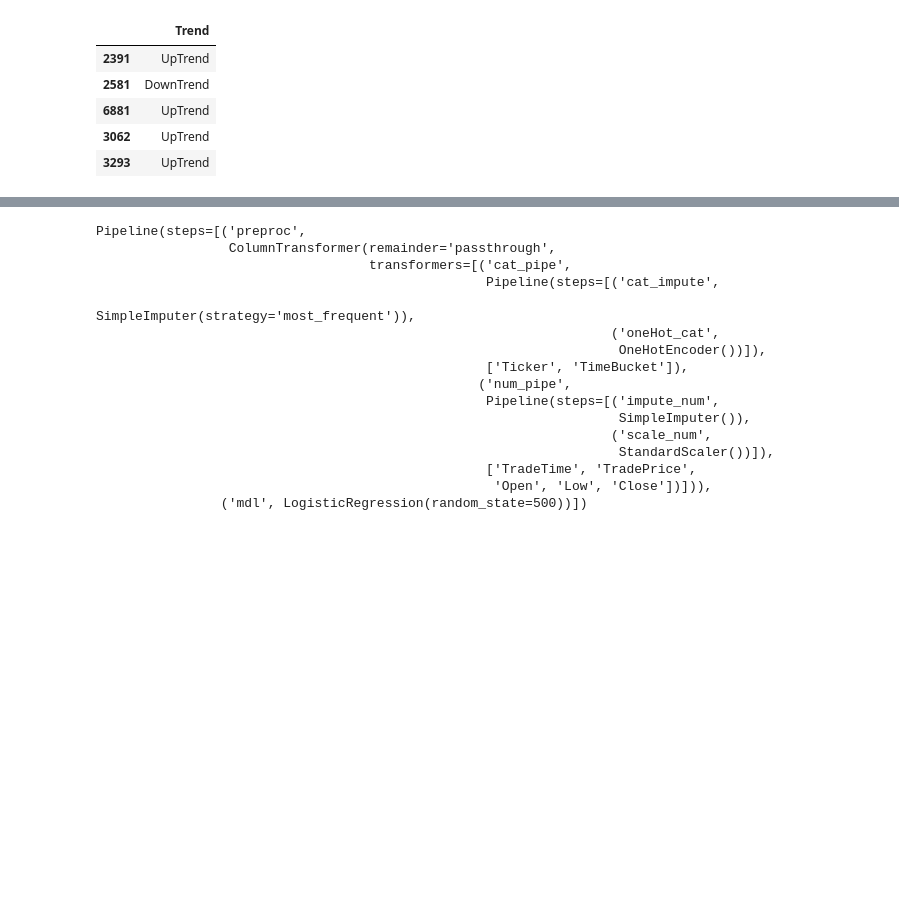
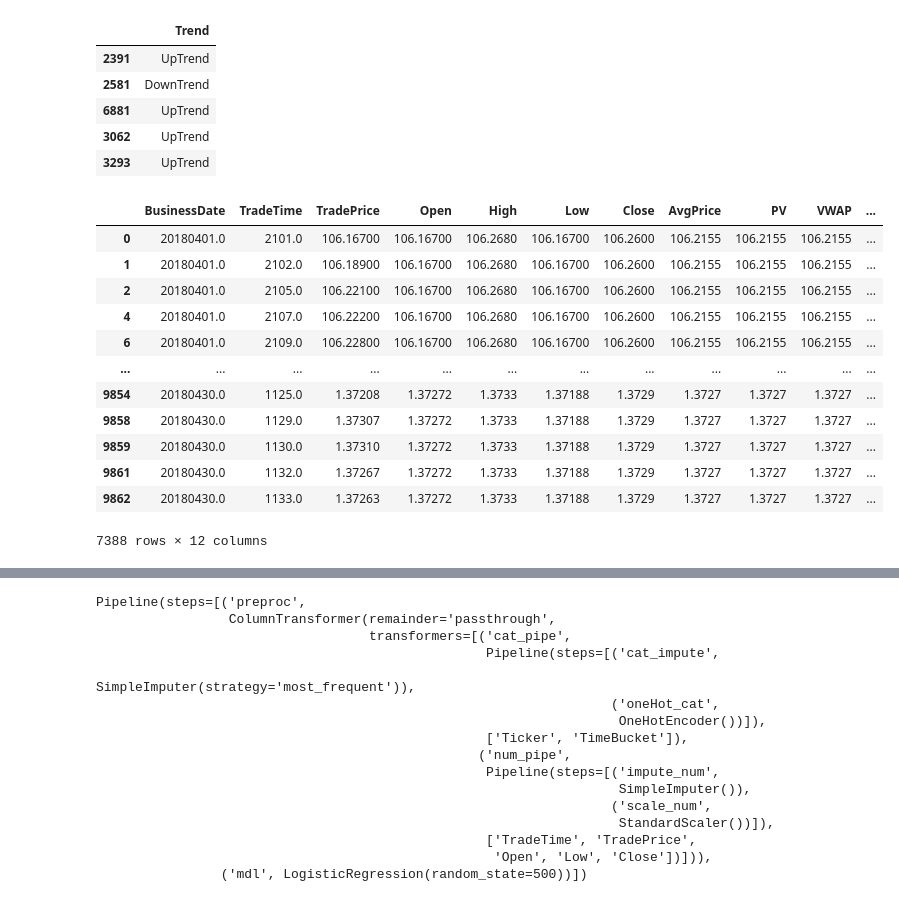
Before and after one commit to vadaliah/CS5260, a Jupyter notebook: VWAP ML Model Assignment5.ipynb, the cells around one changed output, grey strips where cells are left out. Saved outputs shown, nothing was run; the diff lists cells and outputs as text; code cells hidden in the pictures; blank space fills up the shorter version.

```diff
--- a/VWAP ML Model Assignment5.ipynb
+++ b/VWAP ML Model Assignment5.ipynb
@@ -256,7 +256,7 @@ class_column = ['Trend']
 random_seed = 500
 features = fx_trade_df.drop(columns=class_column)
 target = fx_trade_df[class_column]
-fx_trade_df.dropna()
+fx_trade_df=fx_trade_df.dropna()
 fx_trade_df[class_column]=fx_trade_df[class_column].fillna("EMPTY")
 X_train, X_test, y_train,y_test = train_test_split(features,target,test_size=.25,random_state = random_seed,stratify=fx_trade_df[class_column])
 # %%
@@ -325,13 +325,34 @@ from sklearn.metrics import classification_report, confusion_matrix, ConfusionMa
 # %%
 # Encode the target as well since it's categorical - we can also transform the target column using pandas
 # OneHotEncoder() for categorical feature
 le = LabelEncoder()
 
 ticker_le = le.fit_transform(X_train['Ticker'])
-ticker_le_df = pd.DataFrame(ticker_le, columns=["LabelEncoder"])
-X_train_transformed = pd.concat([X_train, ticker_le_df], axis=1)
-X_train_transformed= X_train_transformed.dropna(inplace=True,how='all',axis=1)
+ticker_le_df = pd.DataFrame(ticker_le, columns=["TickerEncoder"])
+X_train_transformed=pd.concat([X_train, ticker_le_df], axis=1)
+X_train_transformed=X_train_transformed.dropna()
+X_train_transformed=X_train_transformed.drop(columns=["Ticker"])
+
+timeBucket_le = le.fit_transform(X_train['TimeBucket'])
+timeBucket_le_df = pd.DataFrame(ticker_le, columns=["TimeBucketEncoder"])
+X_train_transformed=pd.concat([X_train_transformed, timeBucket_le_df], axis=1)
+X_train_transformed=X_train_transformed.dropna()
+X_train_transformed=X_train_transformed.drop(columns=["TimeBucket"])
 X_train_transformed
+# %% [output]
+|  | BusinessDate | TradeTime | TradePrice | Open | High | Low | Close | AvgPrice | PV | VWAP | ... |
+| 0 | 20180401.0 | 2101.0 | 106.16700 | 106.16700 | 106.2680 | 106.16700 | 106.2600 | 106.2155 | 106.2155 | 106.2155 | ... |
+| 1 | 20180401.0 | 2102.0 | 106.18900 | 106.16700 | 106.2680 | 106.16700 | 106.2600 | 106.2155 | 106.2155 | 106.2155 | ... |
+| 2 | 20180401.0 | 2105.0 | 106.22100 | 106.16700 | 106.2680 | 106.16700 | 106.2600 | 106.2155 | 106.2155 | 106.2155 | ... |
+| 4 | 20180401.0 | 2107.0 | 106.22200 | 106.16700 | 106.2680 | 106.16700 | 106.2600 | 106.2155 | 106.2155 | 106.2155 | ... |
+| 6 | 20180401.0 | 2109.0 | 106.22800 | 106.16700 | 106.2680 | 106.16700 | 106.2600 | 106.2155 | 106.2155 | 106.2155 | ... |
+| ... | ... | ... | ... | ... | ... | ... | ... | ... | ... | ... | ... |
+| 9854 | 20180430.0 | 1125.0 | 1.37208 | 1.37272 | 1.3733 | 1.37188 | 1.3729 | 1.3727 | 1.3727 | 1.3727 | ... |
+| 9858 | 20180430.0 | 1129.0 | 1.37307 | 1.37272 | 1.3733 | 1.37188 | 1.3729 | 1.3727 | 1.3727 | 1.3727 | ... |
+| 9859 | 20180430.0 | 1130.0 | 1.37310 | 1.37272 | 1.3733 | 1.37188 | 1.3729 | 1.3727 | 1.3727 | 1.3727 | ... |
+| 9861 | 20180430.0 | 1132.0 | 1.37267 | 1.37272 | 1.3733 | 1.37188 | 1.3729 | 1.3727 | 1.3727 | 1.3727 | ... |
+| 9862 | 20180430.0 | 1133.0 | 1.37263 | 1.37272 | 1.3733 | 1.37188 | 1.3729 | 1.3727 | 1.3727 | 1.3727 | ... |
+7388 rows × 12 columns
 # %%
 # Encode the target as well since it's categorical - we can also transform the target column using pandas
 # OneHotEncoder() for categorical feature
```
Also changed, not shown: parts of 6 cells of this notebook.
